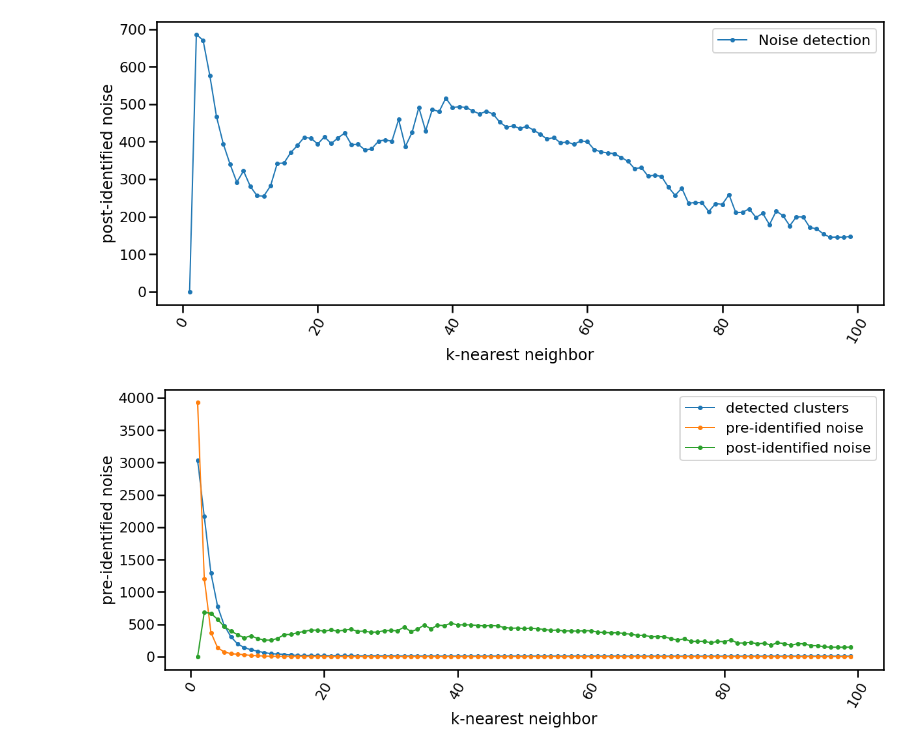
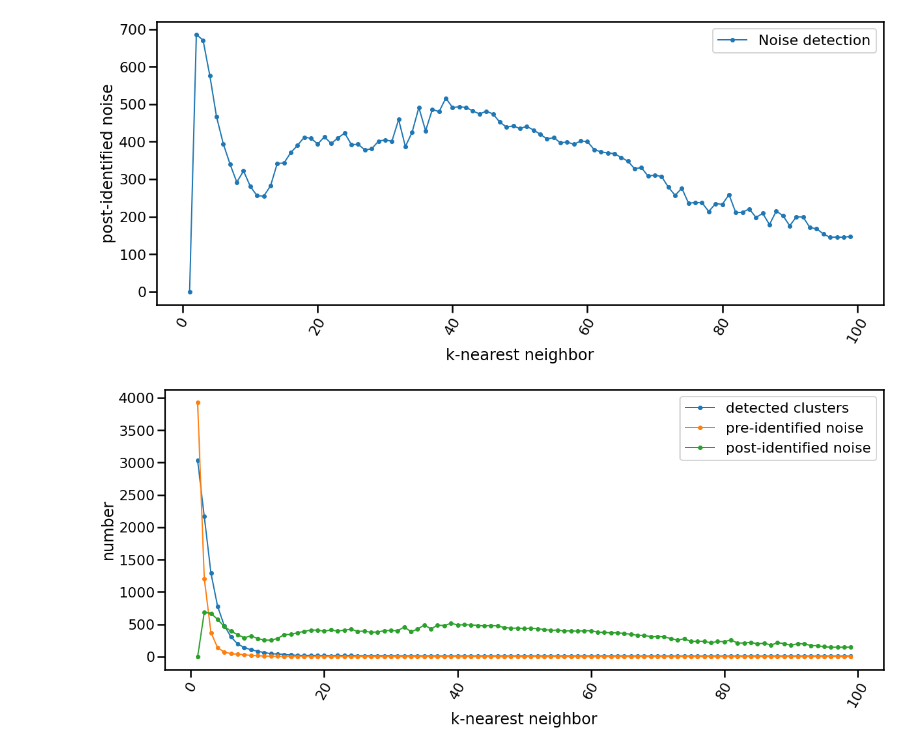
Before and after one commit to scikit-learn-contrib/denmune-clustering-algorithm, a Jupyter notebook: kaggle/k-nearest-evolution.ipynb, the cells around one changed output. Drawn from its saved outputs; the diff is of its cells as text; code cells hidden in the pictures.

```diff
--- a/kaggle/k-nearest-evolution.ipynb
+++ b/kaggle/k-nearest-evolution.ipynb
@@ -115,21 +117,21 @@ plt.show()
 # %%
 # Creating figure and axis objects using subplots()
 fig, ax = plt.subplots(figsize=[20, 8])
 
 x, y = zip(*detected_clusers)
 ax.plot(x, y, marker='.', linewidth=2, label='detected clusters')
 
 x, y = zip(*noise_type1)
 ax.plot(x, y, marker='.', linewidth=2, label='pre-identified noise')
 
 x, y = zip(*noise_type2)
 ax.plot(x, y, marker='.', linewidth=2, label='post-identified noise')
 
 
 plt.xticks(rotation=60)
 ax.set_xlabel('k-nearest neighbor')
-ax.set_ylabel('pre-identified noise')
+ax.set_ylabel('number')
 plt.legend()
 plt.show()
 # %% [output]
-[figure, old version]
+[figure, new version]
```
Also changed, not shown: parts of 3 cells of this notebook.
